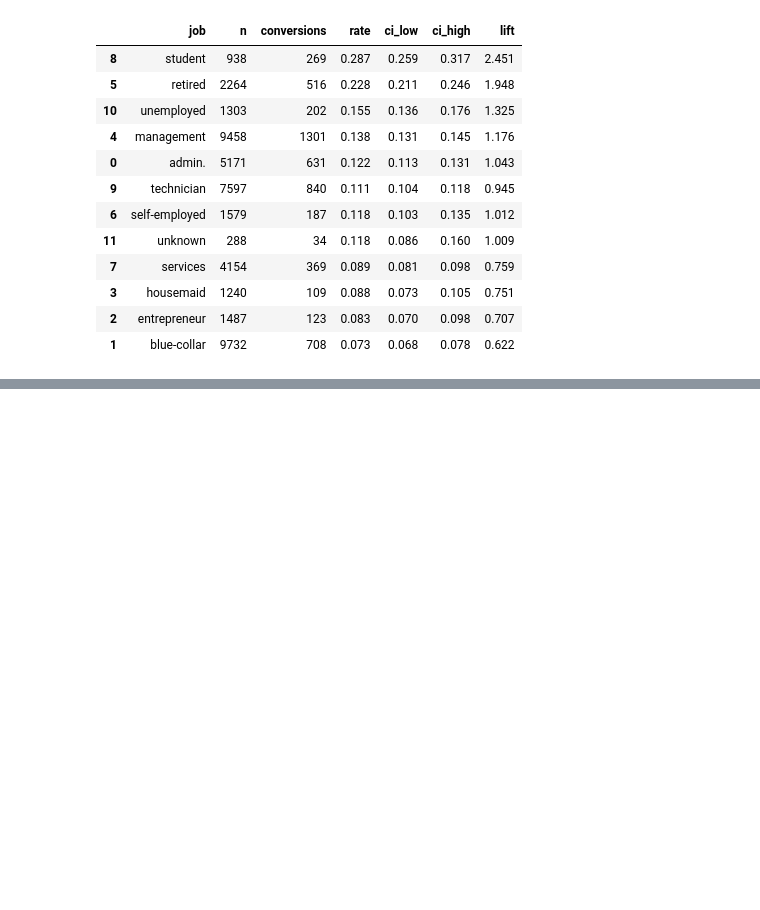
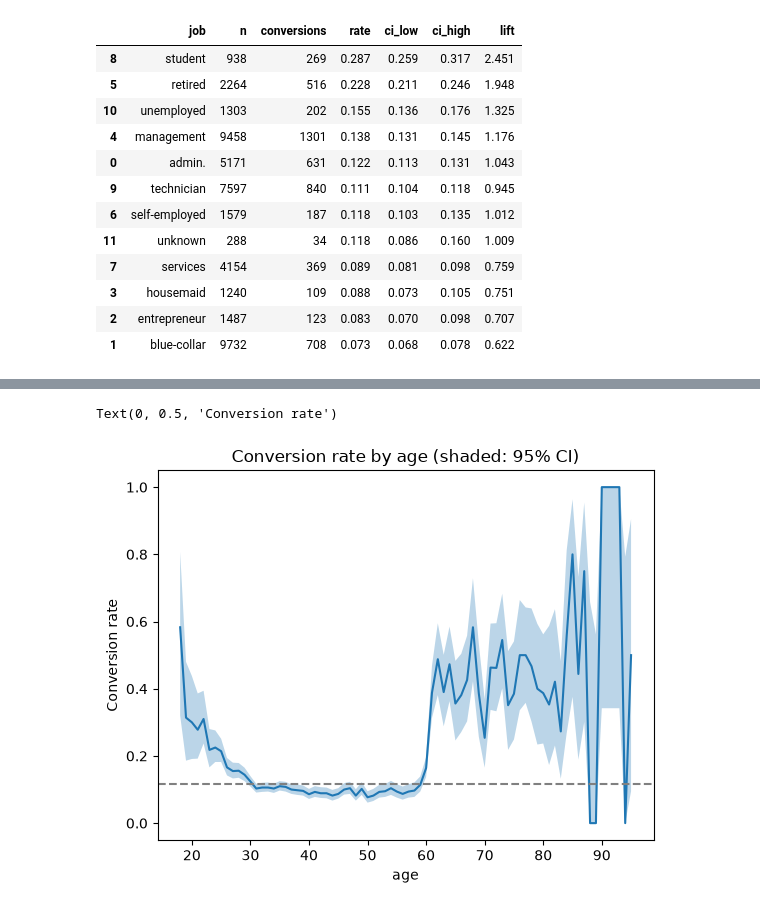
Before and after one commit to zhenyizhu672-oss/bank-telemarketing-targeting, a Jupyter notebook: analysis.ipynb, the cells around one changed output, grey strips where cells are left out. Saved outputs shown, nothing was run; the diff lists cells and outputs as text; code cells hidden in the pictures; blank space fills up the shorter version.

```diff
--- a/analysis.ipynb
+++ b/analysis.ipynb
@@ -45,0 +55,9 @@ conversion_table(df, 'job')
+# %%
+by_age = conversion_table(df, 'age').sort_values('age')
+ax = by_age.plot(x='age', y='rate', legend=False, title='Conversion rate by age (shaded: 95% CI)')
+ax.fill_between(by_age['age'], by_age['ci_low'], by_age['ci_high'], alpha=0.3)
+ax.axhline(BASELINE, linestyle='--', color='gray')
+ax.set_ylabel('Conversion rate')
+# %% [output]
+Text(0, 0.5, 'Conversion rate')
+[figure, added]
```
Also changed, not shown: parts of 12 cells of this notebook.
